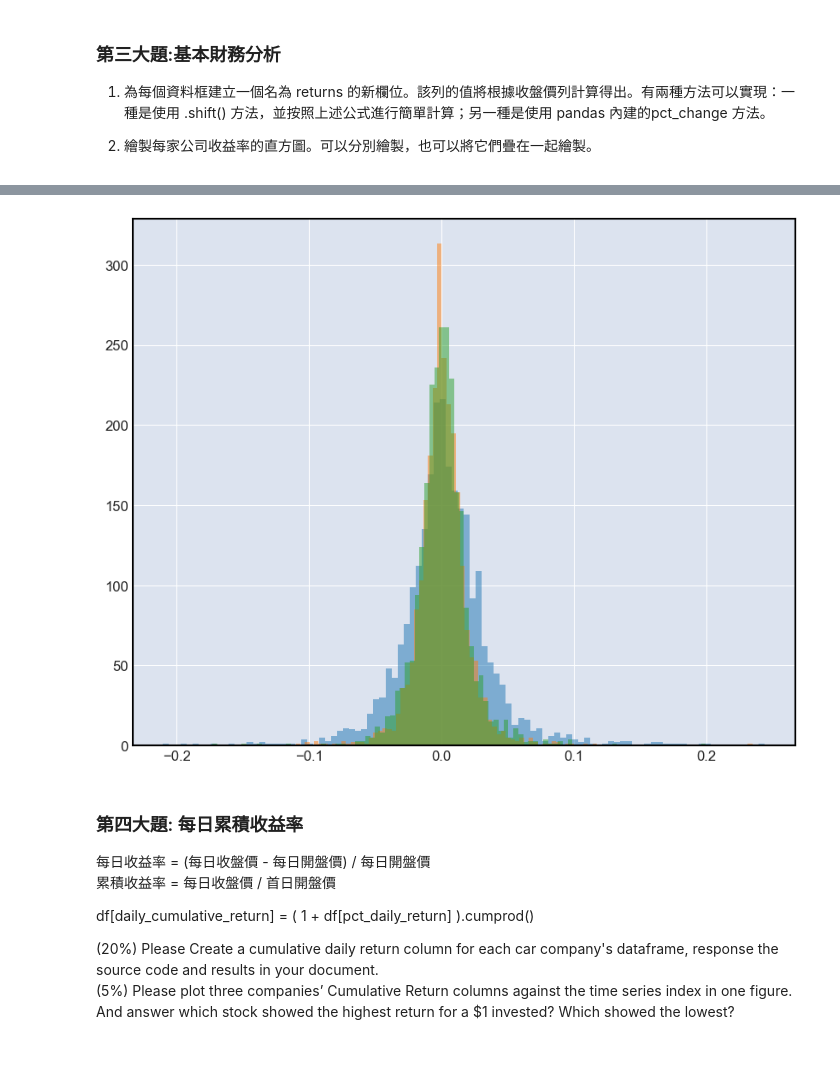
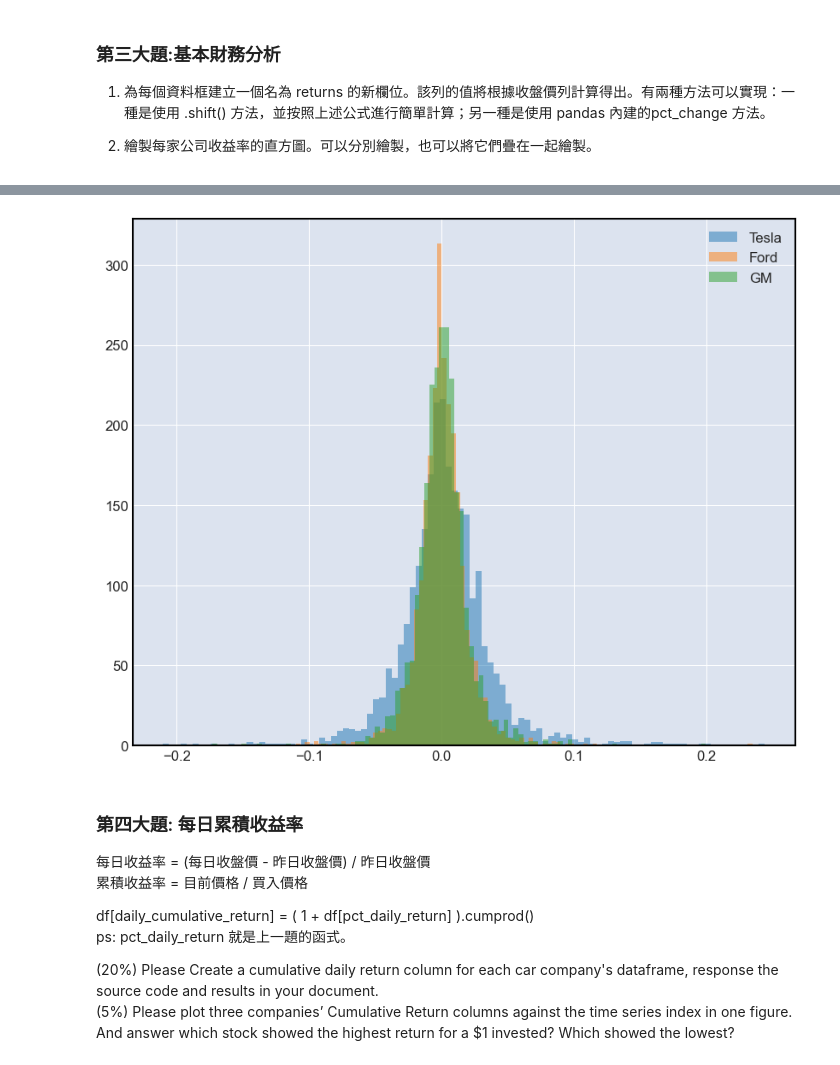
Before and after one commit to yue806161/CPA_midterm_assignment, a Jupyter notebook: main.ipynb, the cells around one changed output, grey strips where cells are left out. Drawn from its saved outputs; the diff is of its cells as text; code cells hidden in the pictures.

```diff
--- a/main.ipynb
+++ b/main.ipynb
@@ -7,17 +9,23 @@ from datetime import datetime
 
 import pandas as pd
 import requests
+from IPython.display import Markdown
 from yfinance import Ticker
 
 session = requests.Session()
 session.headers['User-agent'] = (
-    'Mozilla/5.0 (Windows NT 10.0; Win64; x64) AppleWebKit/537.36 (KHTML, like Gecko) Chrome/91.0.4472.124 Safari/537.36'  # noqa: E501
+    'Mozilla/5.0 (Windows NT 10.0; Win64; x64) AppleWebKit/537.36 (KHTML, like Gecko) Chrome/91.0.4472.124 Safari/537.36'
 )
 
 
 class StockData:
     def __init__(
-        self, ticker: str, name: str, session: requests.Session, start: str, end: str
+        self,
+        ticker: str,
+        name: str,
+        session: requests.Session,
+        start: str,
+        end: str,
     ):
         self.name = name
         self.getData(ticker, session, start, end)
@@ -35,7 +43,9 @@ class StockData:
             self.data.index = pd.to_datetime(self.data.index, utc=True)
         else:
             print(f'下載 {printName} 資料...')
-            self.data = Ticker(ticker, session=session).history(start=start, end=end)
+            self.data = Ticker(ticker, session=session).history(
+                start=start, end=end
+            )
             if self.data is None:
                 print(f'找不到 {printName} 的資料')
             else:
@@ -46,11 +56,6 @@ class StockData:
         if self.data is None:
             raise ValueError(f'{self.name} 未初始化')
         return self.data.loc[start:end]
-
-    def resample(self, rule: str) -> pd.DataFrame:
-        if self.data is None:
-            raise ValueError(f'{self.name} 未初始化')
-        return self.data.resample(rule)
 # %% [markdown]
 ### 第一大題: 取得數據
   使用 yfinance 抓取特斯拉、福特和通用汽車的股票價格（2013-2023 年）。
@@ -182,14 +203,31 @@ tesla_third.data['returns'] = tesla_third.data['Close'].pct_change(1)
 ford_third.data['returns'] = ford_third.data['Close'].pct_change(1)
 gm_third.data['returns'] = gm_third.data['Close'].pct_change(1)
 
-tesla_third.data['returns'].hist(bins=100, label='Tesla', figsize=(10, 8), alpha=0.5)
-ford_third.data['returns'].hist(bins=100, label='Ford', figsize=(10, 8), alpha=0.5)
-gm_third.data['returns'].hist(bins=100, label='GM', figsize=(10, 8), alpha=0.5,)
+# 第一小題
+display(Markdown('### ** Tesla **'))
+display(tesla_third.data['returns'].head())
 
-print(tesla_third.data.head())
-print(ford_third.data.head())
-print(gm_third.data.head())
+display(Markdown('### ** Ford **'))
+display(ford_third.data['returns'].head())
 
+display(Markdown('### ** GM **'))
+display(gm_third.data['returns'].head())
+
+# 第二小題
+tesla_third.data['returns'].hist(
+    bins=100, label='Tesla', figsize=(10, 8), alpha=0.5
+)
+ford_third.data['returns'].hist(
+    bins=100, label='Ford', figsize=(10, 8), alpha=0.5
+)
+gm_third.data['returns'].hist(
+    bins=100,
+    label='GM',
+    figsize=(10, 8),
+    alpha=0.5,
+)
+
+plt.legend()
 plt.show()
 # %% [output]
 讀取 TSLA-2012-01-01_2022-01-01 資料: data/TSLA-2012-01-01_2022-01-01.csv
@@ -212,11 +236,12 @@ Date
-[figure, old version]
+[figure, new version]
 # %% [markdown]
 ### 第四大題: 每日累積收益率
 
-每日收益率 = (每日收盤價 - 每日開盤價) / 每日開盤價
-累積收益率 = 每日收盤價  / 首日開盤價
+每日收益率 = (每日收盤價 - 昨日收盤價) / 昨日收盤價
+累積收益率 = 目前價格  / 買入價格
 
 df[daily_cumulative_return] = ( 1 + df[pct_daily_return] ).cumprod()
+ps: pct_daily_return 就是上一題的函式。
 
 (20%) Please Create a cumulative daily return column for each car company's
 dataframe, response the source code and results in your document.
```
Also changed, not shown: parts of 8 cells of this notebook, 4 other files.
